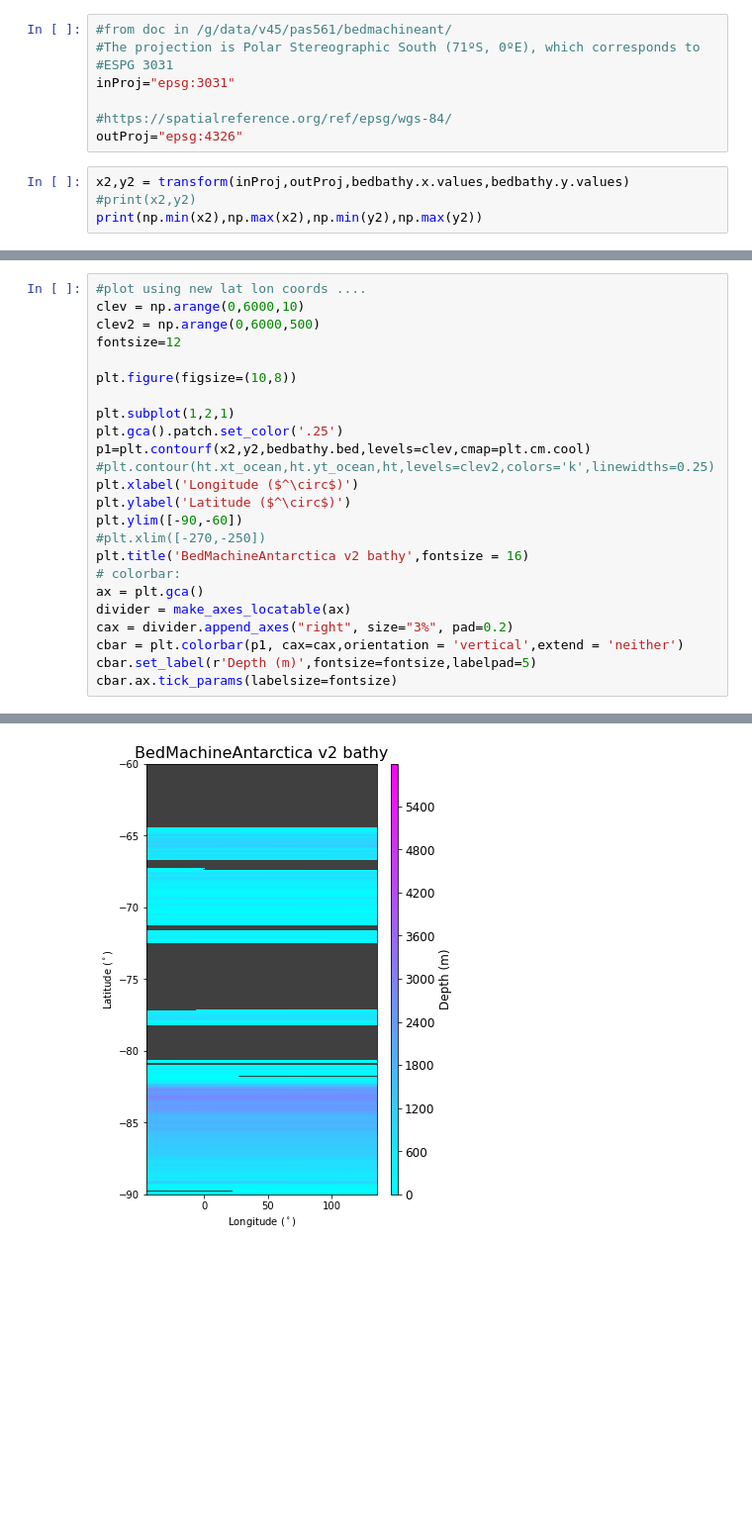
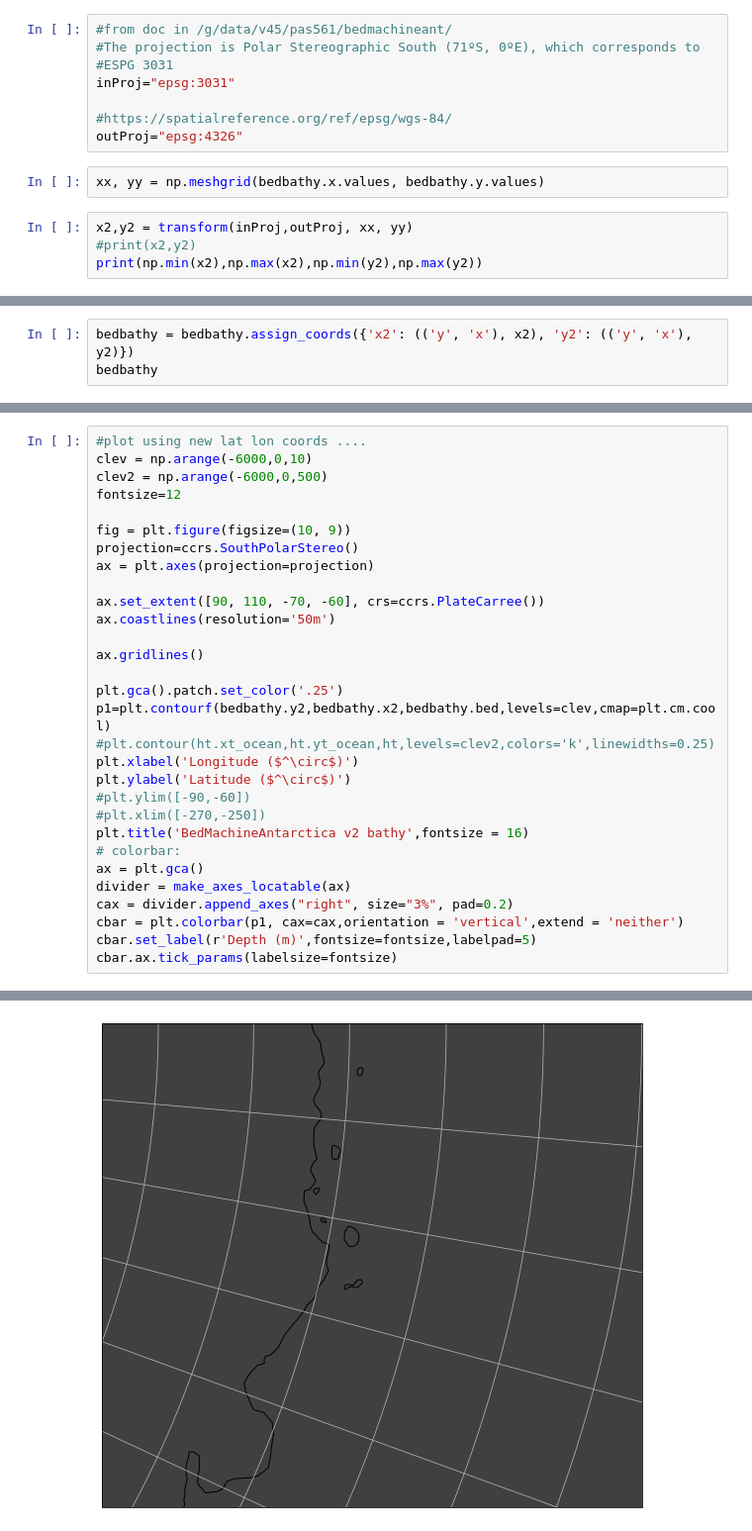
Before and after one commit to PaulSpence/Denman2024Voyage, a Jupyter notebook: notebooks/bathyIssue.ipynb, the cells around one changed output, grey strips where cells are left out. Shown at 99% size. Drawn from its saved outputs; the diff is of its cells as text; blank space fills up the shorter version.

```diff
--- a/notebooks/bathyIssue.ipynb
+++ b/notebooks/bathyIssue.ipynb
@@ -75,8 +78,10 @@ inProj="epsg:3031"
 
 #https://spatialreference.org/ref/epsg/wgs-84/
 outProj="epsg:4326"
+# %%
+xx, yy = np.meshgrid(bedbathy.x.values, bedbathy.y.values)
 # %%
-x2,y2 = transform(inProj,outProj,bedbathy.x.values,bedbathy.y.values)
+x2,y2 = transform(inProj,outProj, xx, yy)
 #print(x2,y2)
 print(np.min(x2),np.max(x2),np.min(y2),np.max(y2))
 # %% [output]
@@ -92,0 +149,3 @@ plt.plot(y2)
+# %%
+bedbathy = bedbathy.assign_coords({'x2': (('y', 'x'), x2), 'y2': (('y', 'x'), y2)})
+bedbathy
@@ -93,18 +275,24 @@ plt.plot(y2)
 # %%
 #plot using new lat lon coords ....
-clev = np.arange(0,6000,10)
-clev2 = np.arange(0,6000,500)
+clev = np.arange(-6000,0,10)
+clev2 = np.arange(-6000,0,500)
 fontsize=12
 
-plt.figure(figsize=(10,8))
+fig = plt.figure(figsize=(10, 9))
+projection=ccrs.SouthPolarStereo()
+ax = plt.axes(projection=projection)
 
-plt.subplot(1,2,1)
+ax.set_extent([90, 110, -70, -60], crs=ccrs.PlateCarree())
+ax.coastlines(resolution='50m')
+
+ax.gridlines()
+
 plt.gca().patch.set_color('.25')
-p1=plt.contourf(x2,y2,bedbathy.bed,levels=clev,cmap=plt.cm.cool)
+p1=plt.contourf(bedbathy.y2,bedbathy.x2,bedbathy.bed,levels=clev,cmap=plt.cm.cool)
 #plt.contour(ht.xt_ocean,ht.yt_ocean,ht,levels=clev2,colors='k',linewidths=0.25)
 plt.xlabel('Longitude ($^\circ$)')
 plt.ylabel('Latitude ($^\circ$)')
-plt.ylim([-90,-60])
+#plt.ylim([-90,-60])
 #plt.xlim([-270,-250])
 plt.title('BedMachineAntarctica v2 bathy',fontsize = 16)
 # colorbar:
@@ -118 +315 @@ cbar.ax.tick_params(labelsize=fontsize)
-[figure, old version]
+[figure, new version]
```
Also changed, not shown: parts of 19 cells of this notebook, 13 other files.
